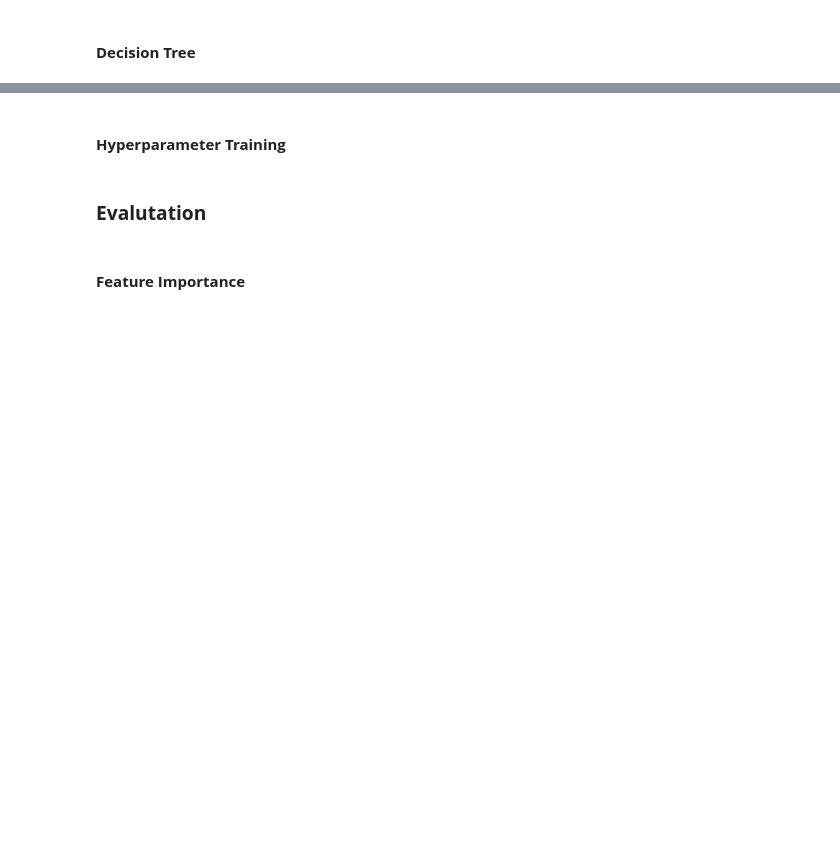
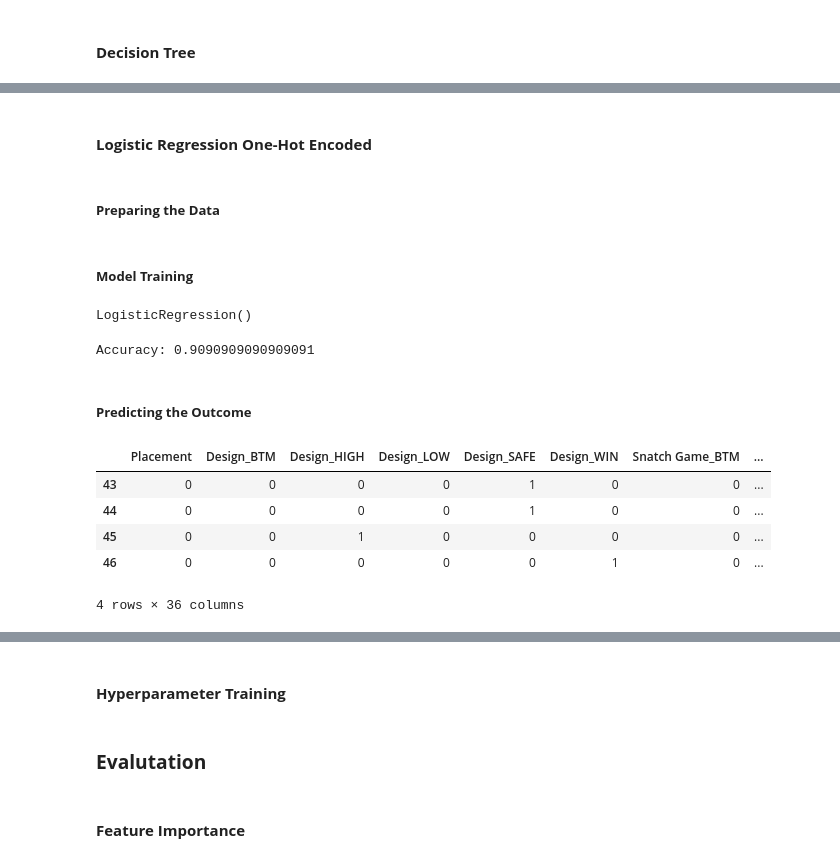
Before and after one commit to AGR-Yes/RuPauls-Drag-Race-Finalists, a Jupyter notebook: RPDR_Modeling.ipynb, the cells around one changed output, grey strips where cells are left out. Saved outputs shown, nothing was run; the diff lists cells and outputs as text; code cells hidden in the pictures; blank space fills up the shorter version.

Commit message:
Finished other models, added overall df for prediction values

```diff
--- a/RPDR_Modeling.ipynb
+++ b/RPDR_Modeling.ipynb
@@ -197,0 +258,4 @@ See the caveats in the documentation: https://pandas.pydata.org/pandas-docs/stab
+# %% [markdown]
+#### **Logistic Regression One-Hot Encoded**
+# %% [markdown]
+##### **Preparing the Data**
@@ -197,0 +268,21 @@ See the caveats in the documentation: https://pandas.pydata.org/pandas-docs/stab
+# %% [markdown]
+##### **Model Training**
+# %%
+# Initialize the logistic regression model
+logreg = LogisticRegression()
+
+# Fit the model to the training data
+logreg.fit(X_train_ohe, y_train_ohe)
+# %% [output]
+LogisticRegression()
+# %%
+# Make predictions on the test data
+y_pred_ohe = logreg.predict(X_test_ohe)
+
+# Evaluate the model's accuracy
+accuracy_ohe = logreg.score(X_test_ohe, y_test_ohe)
+print("Accuracy:", accuracy_ohe)
+# %% [output]
+Accuracy: 0.9090909090909091
+# %% [markdown]
+##### **Predicting the Outcome**
@@ -197,0 +291,13 @@ See the caveats in the documentation: https://pandas.pydata.org/pandas-docs/stab
+# %%
+X_new_ohe = ohedf[ohedf['code'] == "US15"]
+X_new_ohe = X_new_ohe.drop("Unnamed: 0", axis = 1)
+X_new_ohe = X_new_ohe.drop(['Queen', 'code', 'count'], axis = 1)
+# %%
+X_new_ohe
+# %% [output]
+|  | Placement | Design_BTM | Design_HIGH | Design_LOW | Design_SAFE | Design_WIN | Snatch Game_BTM | ... |
+| 43 | 0 | 0 | 0 | 0 | 1 | 0 | 0 | ... |
+| 44 | 0 | 0 | 0 | 0 | 1 | 0 | 0 | ... |
+| 45 | 0 | 0 | 1 | 0 | 0 | 0 | 0 | ... |
+| 46 | 0 | 0 | 0 | 0 | 0 | 1 | 0 | ... |
+4 rows × 36 columns
```
Also changed, not shown: parts of 27 cells of this notebook.
